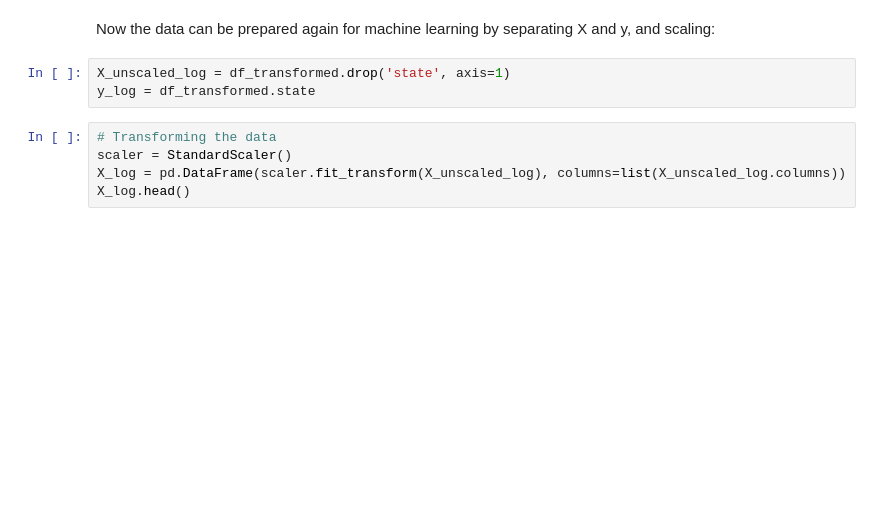
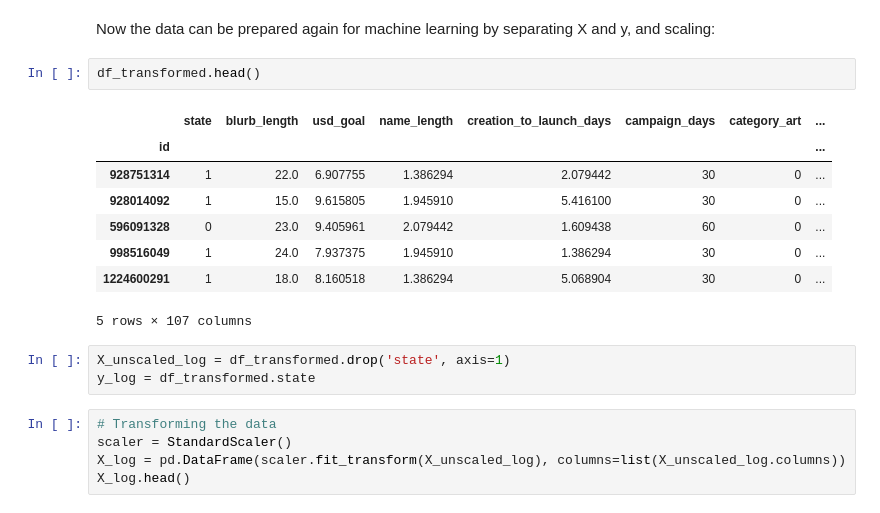
Before and after one commit to MerlinEgalite/kickstarter-analysis, a Jupyter notebook: preprocessing_stacking.ipynb, the cells around one changed output. Cells and saved outputs as stored; diff of their text form; blank space fills up the shorter version.

```diff
--- a/preprocessing_stacking.ipynb
+++ b/preprocessing_stacking.ipynb
@@ -460,5 +479,16 @@ df_transformed[cols_to_log].hist(figsize=(8,6));
 # %% [markdown]
 Now the data can be prepared again for machine learning by separating X and y, and scaling:
+# %%
+df_transformed.head()
+# %% [output]
+|  | state | blurb_length | usd_goal | name_length | creation_to_launch_days | campaign_days | category_art | ... |
+| id |  |  |  |  |  |  |  | ... |
+| 928751314 | 1 | 22.0 | 6.907755 | 1.386294 | 2.079442 | 30 | 0 | ... |
+| 928014092 | 1 | 15.0 | 9.615805 | 1.945910 | 5.416100 | 30 | 0 | ... |
+| 596091328 | 0 | 23.0 | 9.405961 | 2.079442 | 1.609438 | 60 | 0 | ... |
+| 998516049 | 1 | 24.0 | 7.937375 | 1.945910 | 1.386294 | 30 | 0 | ... |
+| 1224600291 | 1 | 18.0 | 8.160518 | 1.386294 | 5.068904 | 30 | 0 | ... |
+5 rows × 107 columns
 # %%
 X_unscaled_log = df_transformed.drop('state', axis=1)
 y_log = df_transformed.state
```
Also changed, not shown: parts of 22 cells of this notebook, 2 other files.
